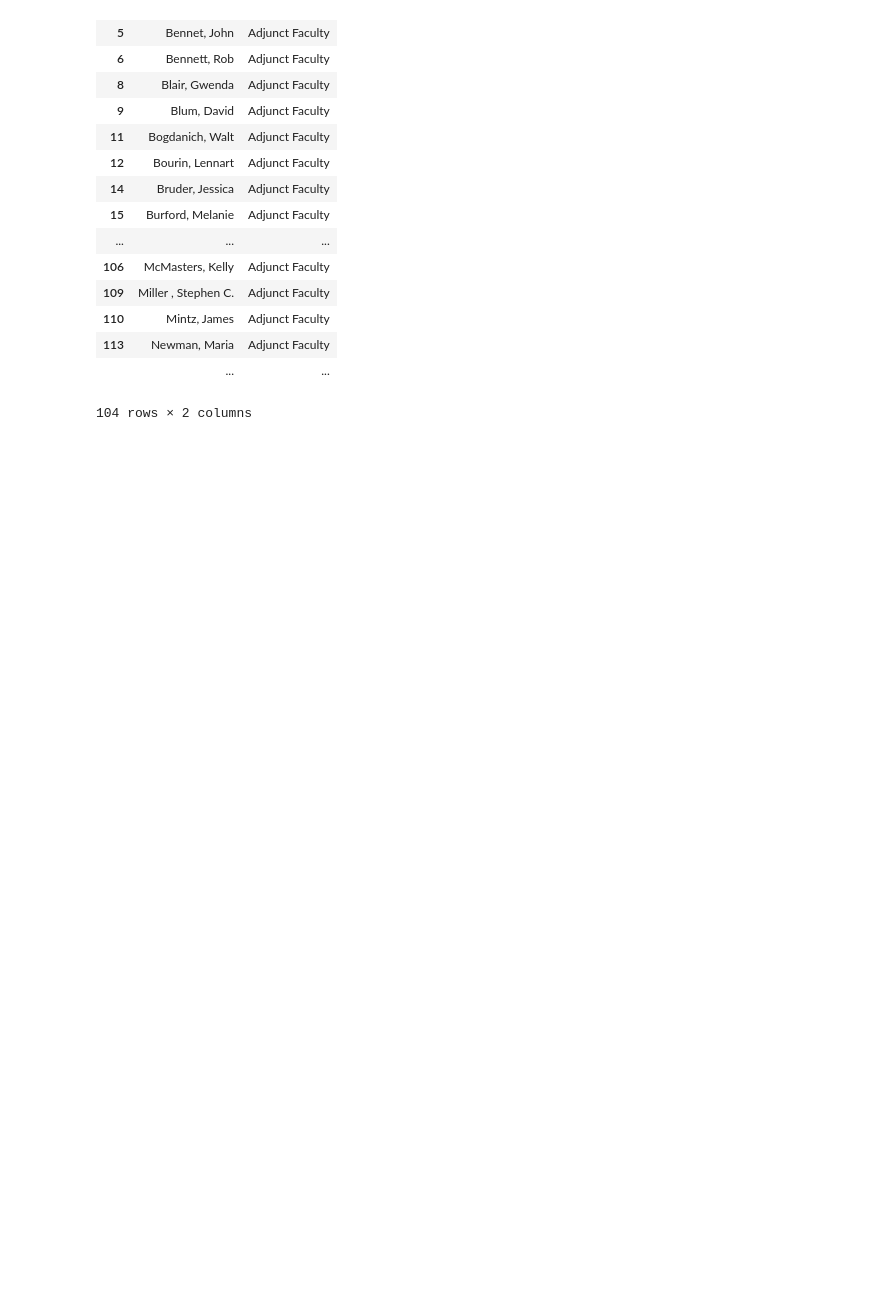
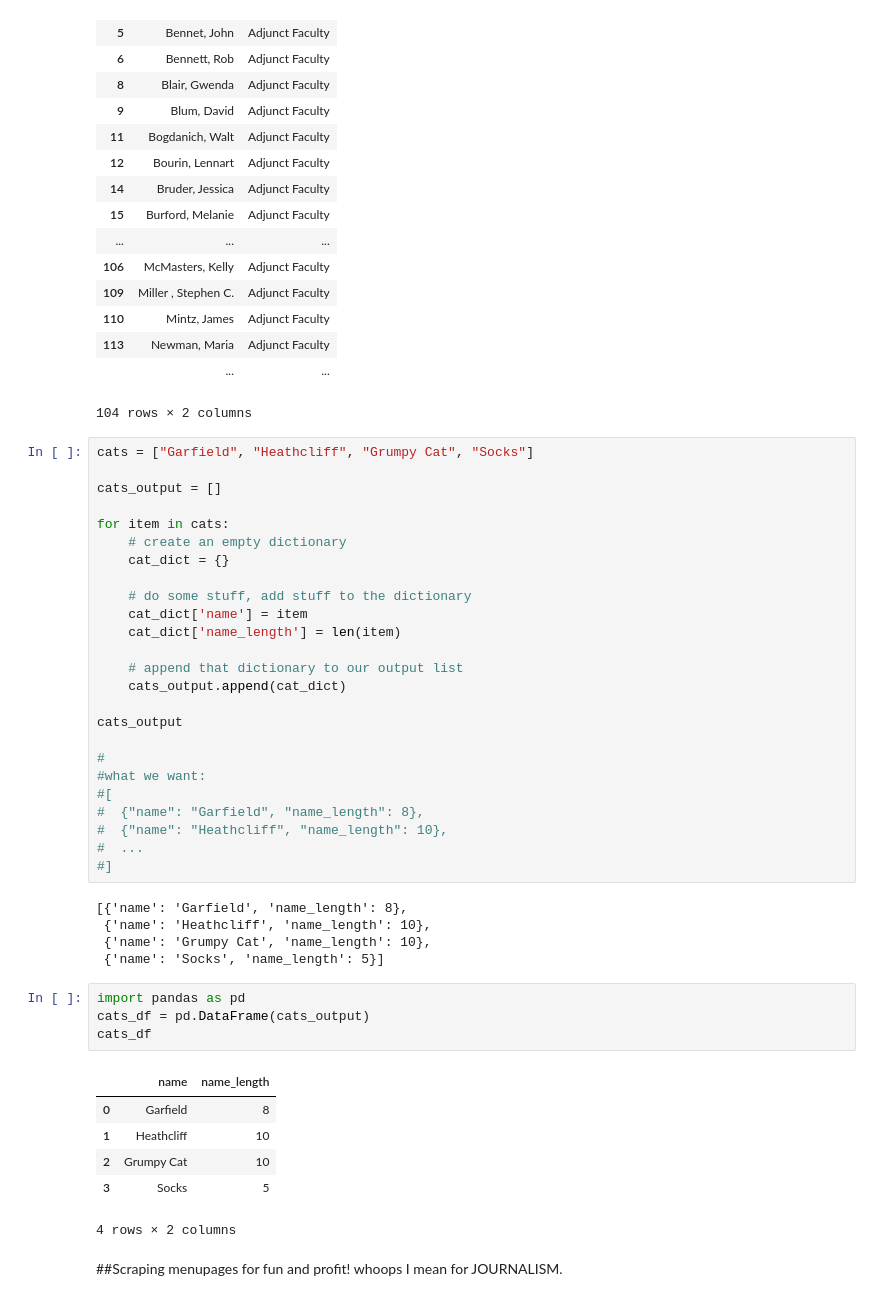
Before and after one commit to ledeprogram/courses, a Jupyter notebook: databases/Notes 2014-06-23.ipynb, the cells around one changed output. Saved outputs shown, nothing was run; the diff lists cells and outputs as text; blank space fills up the shorter version.

Commit message:
updated notes, menupages scraping example

```diff
--- a/databases/Notes 2014-06-23.ipynb
+++ b/databases/Notes 2014-06-23.ipynb
@@ -187,3 +254,46 @@ faculty_frame[faculty_frame["title"]=="Adjunct Faculty"]
 | 113 | Newman, Maria | Adjunct Faculty |
 |  | ... | ... |
 104 rows × 2 columns
+# %%
+cats = ["Garfield", "Heathcliff", "Grumpy Cat", "Socks"]
+
+cats_output = []
+
+for item in cats:
+    # create an empty dictionary
+    cat_dict = {}
+
+    # do some stuff, add stuff to the dictionary
+    cat_dict['name'] = item
+    cat_dict['name_length'] = len(item)
+
+    # append that dictionary to our output list
+    cats_output.append(cat_dict)
+
+cats_output
+
+#
+#what we want:
+#[
+#  {"name": "Garfield", "name_length": 8},
+#  {"name": "Heathcliff", "name_length": 10},
+#  ...
+#]
+# %% [output]
+[{'name': 'Garfield', 'name_length': 8},
+ {'name': 'Heathcliff', 'name_length': 10},
+ {'name': 'Grumpy Cat', 'name_length': 10},
+ {'name': 'Socks', 'name_length': 5}]
+# %%
+import pandas as pd
+cats_df = pd.DataFrame(cats_output)
+cats_df
+# %% [output]
+|  | name | name_length |
+| 0 | Garfield | 8 |
+| 1 | Heathcliff | 10 |
+| 2 | Grumpy Cat | 10 |
+| 3 | Socks | 5 |
+4 rows × 2 columns
+# %% [markdown]
+##Scraping menupages for fun and profit! whoops I mean for JOURNALISM.
```
Also changed, not shown: parts of 5 cells of this notebook, 2 other files.
